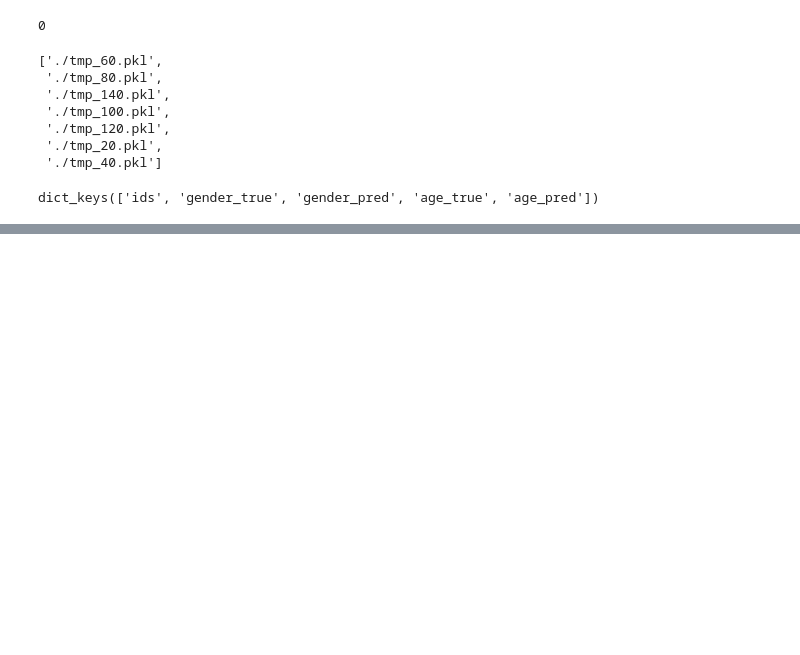
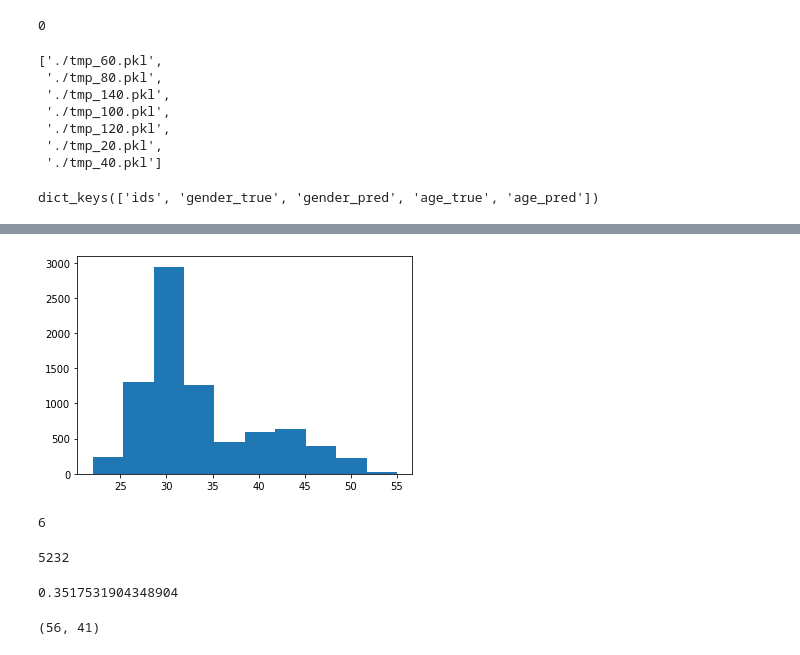
Before and after one commit to JW-xiilab/deepface, a Jupyter notebook: test.ipynb, the cells around one changed output, grey strips where cells are left out. Saved outputs shown, nothing was run; the diff lists cells and outputs as text; code cells hidden in the pictures; blank space fills up the shorter version.

```diff
--- a/test.ipynb
+++ b/test.ipynb
@@ -309,0 +330,9 @@ multi-class에 대한 f1-score (가중치 X):  0.9907692307692307
+# %%
+plt.hist(age_pred)
+plt.show()
+# %% [output]
+[figure, added]
+# %%
+31//5
+# %% [output]
+6
@@ -309,0 +347,12 @@ multi-class에 대한 f1-score (가중치 X):  0.9907692307692307
+# %%
+len(age_false_list_10)
+# %% [output]
+5232
+# %%
+print(1-len(age_false_list_10)/len(age_pred))
+# %% [output]
+0.3517531904348904
+# %%
+t, p
+# %% [output]
+(56, 41)
```
Also changed, not shown: parts of 8 cells of this notebook, 1 other file.
